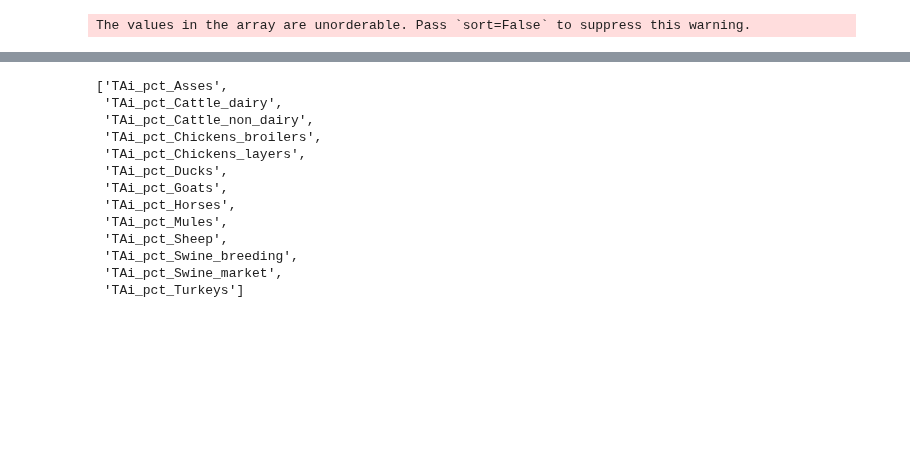
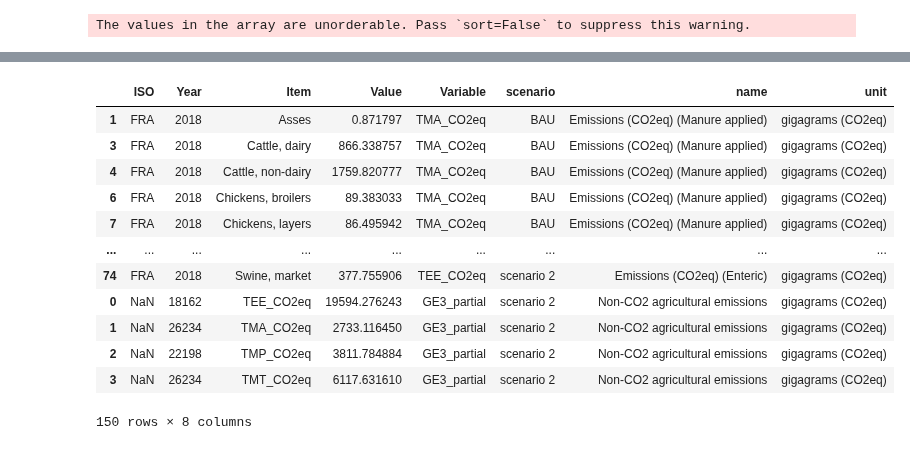
Before and after one commit to simonzabrocki/SimulationDashboard, a Jupyter notebook: draft.ipynb, the cells around one changed output, grey strips where cells are left out. Drawn from its saved outputs; the diff is of its cells as text; code cells hidden in the pictures; blank space fills up the shorter version.

Commit message:
update GE3 display

```diff
--- a/draft.ipynb
+++ b/draft.ipynb
@@ -102,6 +102,18 @@ def run_scenario(data_dict,
     results = model_dictionnary['GE3_model'].run(data_dict)
 
     return results
+# %%
+def emission_data_dict_to_df(data_dict):
+
+    data_dict = data_dict.copy()
+
+    data = pd.concat([v.to_frame(name='Value').assign(Variable=k)
+                      for k, v in data_dict.items()], axis=0).reset_index().dropna()
+
+    data = pd.concat([data, data.groupby('Variable').sum().reset_index().rename(
+        columns={"Variable": 'Item'}).assign(Variable='GE3_partial')])
+
+    return data
 # %%
 def run_all_scenarios_GE3(data_dict, ISO, args_dict_1, args_dict_2):
     scenarios_results = {}
@@ -114,24 +126,26 @@ def run_all_scenarios_GE3(data_dict, ISO, args_dict_1, args_dict_2):
     scenarios_results['scenario_two'] = run_scenario(
         data_dict=data_dict, **args_dict_2)
 
-    df_0 = emission_data_dict_to_df({k: v for k, v in scenarios_results['scenario_one'].items() if k in ['TEE_CO2eq', 'TMA_CO2eq', 'TMT_CO2eq', 'TMP_CO2eq']})
-    df_1 = emission_data_dict_to_df({k: v for k, v in scenarios_results['scenario_two'].items() if k in ['TEE_CO2eq', 'TMA_CO2eq', 'TMT_CO2eq', 'TMP_CO2eq']})
+    displayed_variables = ['TEE_CO2eq', 'TMA_CO2eq', 'TMT_CO2eq', 'TMP_CO2eq']
 
-    #fig_1 = sankeyplot(df_0, 'Item', 'Variable').update_layout(title='Scenario 1')
-    #fig_2 = sankeyplot(df_1, 'Item', 'Variable').update_layout(title='Scenario 2')
+    df_0 = emission_data_dict_to_df({k: v for k, v in scenarios_results['BAU'].items() if k in displayed_variables})
+    df_1 = emission_data_dict_to_df({k: v for k, v in scenarios_results['scenario_one'].items() if k in displayed_variables})
+    df_2 = emission_data_dict_to_df({k: v for k, v in scenarios_results['scenario_two'].items() if k in displayed_variables})
 
-    #return fig_1, fig_2, {}
-    return df_0, df_1
+    df = pd.concat([df_1.assign(scenario='BAU'), df_1.assign(scenario='scenario 1'), df_2.assign(scenario='scenario 2')], axis=0)
+
+    fig_1 = px.treemap(df.query('Variable != "GE3_partial"'), path=['Item','name', 'scenario'], values='Value')
+
+    return fig_1, {}, {}
 # %%
 data_dict = scenario_data_dictionnary['GE3_model']
 
 args_dict_1 = dict(MM_Ti=1/3, MM_ASi=1/3, MM_LPi=1/3)
 args_dict_2 = dict(MM_Ti=1/3, MM_ASi=1/3, MM_LPi=1/3, TAi_pct_Cattle_non_dairy=1/2)
 
-df_0, df_1 = run_all_scenarios_GE3(data_dict, 'FRA', args_dict_1, args_dict_2)
-df = pd.concat([df_0.assign(scenario='scenario_0'), df_1.assign(scenario='scenario_1')], axis=0)
+df = run_all_scenarios_GE3(data_dict, 'FRA', args_dict_1, args_dict_2)
 
 
-df = df.merge(model_dictionnary['GE3_model'].summary_df[['name', 'unit']], left_on='Variable', right_index=True)
+#sankeyplot(df, 'Item', 'Variable')
 # %% [output]
 The values in the array are unorderable. Pass `sort=False` to suppress this warning.
@@ -153,22 +151,0 @@ def apply_pct_by_item(series, percent_target=1):
-# %%
-Items = ['Asses', 'Cattle, dairy', 'Cattle, non_dairy',
-         'Chickens, broilers', 'Chickens, layers', 'Ducks', 'Goats',
-         'Horses', 'Mules', 'Sheep', 'Swine, breeding', 'Swine, market',
-         'Turkeys']
-
-sliders_name = [f"TAi_pct_{'_'.join(item.split(', '))}" for item in Items]
-sliders_name
-# %% [output]
-['TAi_pct_Asses',
- 'TAi_pct_Cattle_dairy',
- 'TAi_pct_Cattle_non_dairy',
- 'TAi_pct_Chickens_broilers',
- 'TAi_pct_Chickens_layers',
- 'TAi_pct_Ducks',
- 'TAi_pct_Goats',
- 'TAi_pct_Horses',
- 'TAi_pct_Mules',
- 'TAi_pct_Sheep',
- 'TAi_pct_Swine_breeding',
- 'TAi_pct_Swine_market',
- 'TAi_pct_Turkeys']
@@ -177,2 +152,28 @@ from ggmodel_dev.models.landuse.GE3 import model_dictionnary
+# %%
+from ggmodel_dev.models.landuse.GE3 import model_dictionnary
+df = df.merge(model_dictionnary['GE3_model'].summary_df[['name', 'unit']], left_on='Variable', right_index=True, how='left')
+
+df.loc[df.Variable == 'GE3_partial', 'unit'] = 'gigagrams (CO2eq)'
+df.loc[df.Variable == 'GE3_partial', 'name'] = 'Non-CO2 agricultural emissions'
+
+# df = df.merge(model_dictionnary['GE3_model'].summary_df[['name']], left_on='Item', right_index=True, how='left', suffixes=('_target', '_source'))
+# df['name'] = df['name_target']
+# df.loc[df.name_source.isna(), 'name'] = df.loc[df.name_source.isna(), 'Item']
+# %%
+df
+# %% [output]
+|  | ISO | Year | Item | Value | Variable | scenario | name | unit |
+| 1 | FRA | 2018 | Asses | 0.871797 | TMA_CO2eq | BAU | Emissions (CO2eq) (Manure applied) | gigagrams (CO2eq) |
+| 3 | FRA | 2018 | Cattle, dairy | 866.338757 | TMA_CO2eq | BAU | Emissions (CO2eq) (Manure applied) | gigagrams (CO2eq) |
+| 4 | FRA | 2018 | Cattle, non-dairy | 1759.820777 | TMA_CO2eq | BAU | Emissions (CO2eq) (Manure applied) | gigagrams (CO2eq) |
+| 6 | FRA | 2018 | Chickens, broilers | 89.383033 | TMA_CO2eq | BAU | Emissions (CO2eq) (Manure applied) | gigagrams (CO2eq) |
+| 7 | FRA | 2018 | Chickens, layers | 86.495942 | TMA_CO2eq | BAU | Emissions (CO2eq) (Manure applied) | gigagrams (CO2eq) |
+| ... | ... | ... | ... | ... | ... | ... | ... | ... |
+| 74 | FRA | 2018 | Swine, market | 377.755906 | TEE_CO2eq | scenario 2 | Emissions (CO2eq) (Enteric) | gigagrams (CO2eq) |
+| 0 | NaN | 18162 | TEE_CO2eq | 19594.276243 | GE3_partial | scenario 2 | Non-CO2 agricultural emissions | gigagrams (CO2eq) |
+| 1 | NaN | 26234 | TMA_CO2eq | 2733.116450 | GE3_partial | scenario 2 | Non-CO2 agricultural emissions | gigagrams (CO2eq) |
+| 2 | NaN | 22198 | TMP_CO2eq | 3811.784884 | GE3_partial | scenario 2 | Non-CO2 agricultural emissions | gigagrams (CO2eq) |
+| 3 | NaN | 26234 | TMT_CO2eq | 6117.631610 | GE3_partial | scenario 2 | Non-CO2 agricultural emissions | gigagrams (CO2eq) |
+150 rows × 8 columns
 # %%
 import plotly.express as px
```
Also changed, not shown: parts of 12 cells of this notebook, 4 other files.
